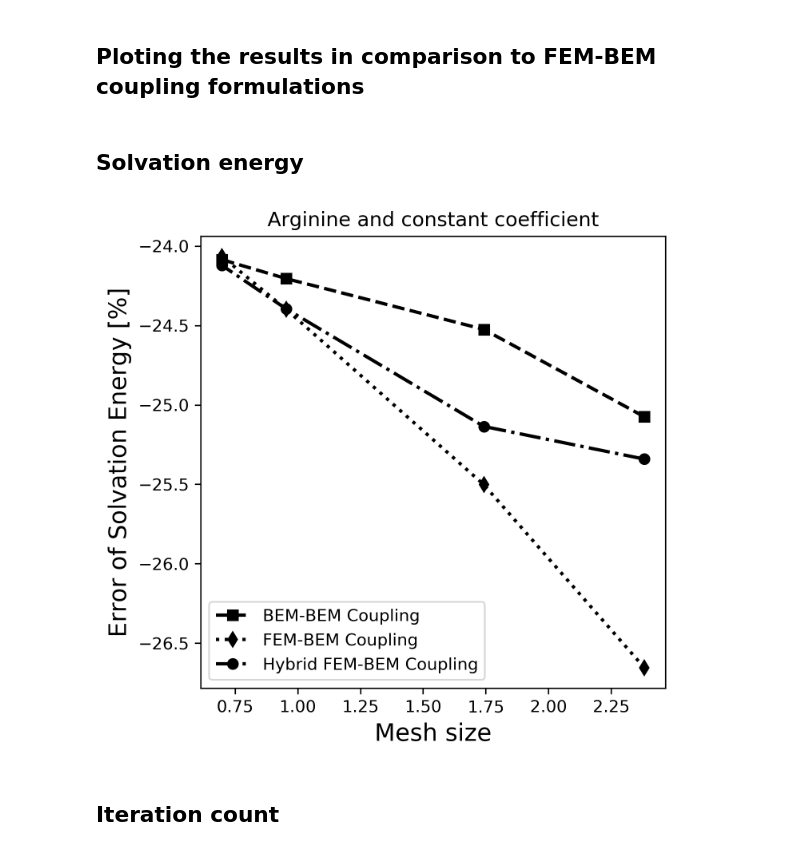
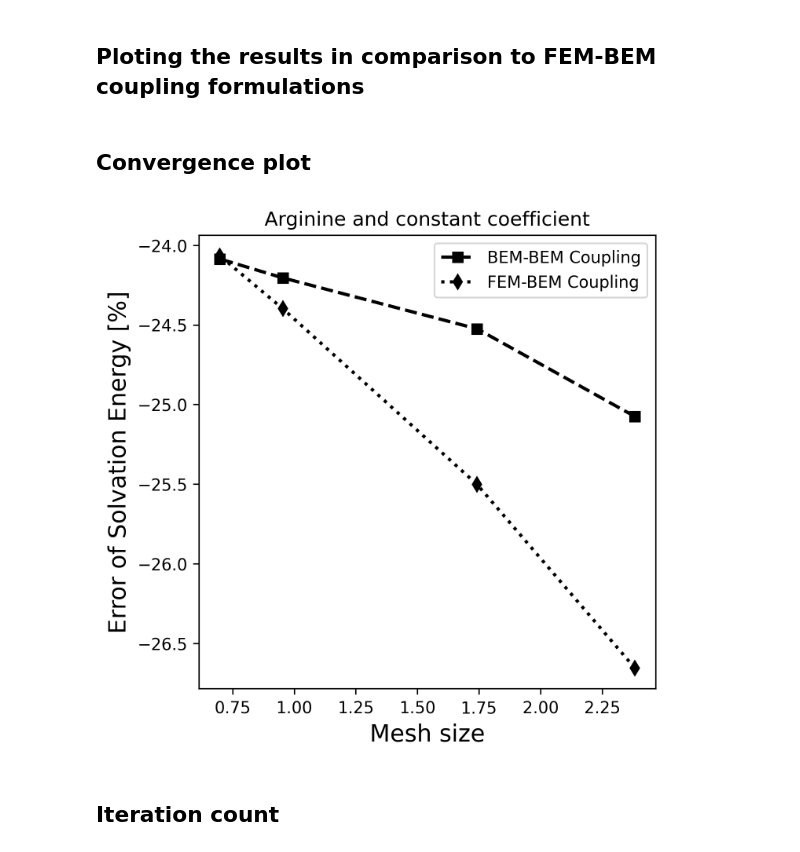
Before and after one commit to MichalBosy/FEM_BEM_coupling, a Jupyter notebook: Poisson-Boltzmann/BEM_BEM_Arginine_Const_Perm.ipynb, the cells around one changed output. Saved outputs shown, nothing was run; the diff lists cells and outputs as text; code cells hidden in the pictures.

```diff
--- a/Poisson-Boltzmann/BEM_BEM_Arginine_Const_Perm.ipynb
+++ b/Poisson-Boltzmann/BEM_BEM_Arginine_Const_Perm.ipynb
@@ -61,18 +3,18 @@ def RHS_S(x, n, domain_index, result):
 # %% [markdown]
 ## Solving problems for each of the mesh
 # %%
-for m in grid_size:
+from mpi4py import MPI
+from dolfinx.mesh import create_unit_cube
+from dolfinx.fem import FunctionSpace
+
+def poisson_boltzman_BEM_const(mesh):
     ######################### Mesh and spaces ##################################
-    import os.path
+    nor = ufl.FacetNormal(mesh)
 
-    mesh = dolfin.Mesh("./arginine/arg_d0"+format(m)+"_11.xml")
-
-    nor = dolfin.FacetNormal(mesh)
-
-    # Spaces for FEM and BEM
-    fenics_space = dolfin.FunctionSpace(mesh, "CG", 1)
+    # Spaces for FEM and BEM #
+    fenics_space = FunctionSpace(mesh, ("Lagrange", 1))
     trace_space, trace_matrix = \
-        fenics.fenics_to_bempp_trace_data(fenics_space)
+    fenicsx.fenics_to_bempp_trace_data(fenics_space)
     bempp_space = bempp.api.function_space(trace_space.grid, "P", 1)
 
     del fenics_space
@@ -81,7 +23,6 @@ for m in grid_size:
     # Mesh size information #
     print("BEM dofs: {0}".format(bempp_space.global_dof_count))
     hmax = trace_space.grid.maximum_element_diameter
-    mesh_size.append(hmax)
 
     # Starting set-up time
     start = time.time()
@@ -116,7 +57,7 @@ for m in grid_size:
 
     ######################### Matrix and RHS ##################################
 
-    # RHS for FEM
+    # RHS
     rhs_M = RHS_in.projections(trace_space)
     rhs_S = RHS_out.projections(bempp_space)
     rhs = np.concatenate([rhs_M, rhs_S])
@@ -158,25 +99,15 @@ for m in grid_size:
 
     end = time.time()
     set_time = (end - start)
-    time_set.append(set_time)
-
-    it_count = 0
-    def count_iterations(x):
-        global it_count
-        it_count += 1
 
     from scipy.sparse.linalg import gmres
     start = time.time()
     soln, info = gmres(blocked, rhs, M=P, callback=count_iterations, tol=tol, restrt=500)
     end = time.time()
-    curr_time = (end - start)
-    time_solve.append(curr_time)
+    solv_time = (end - start)
 
     soln_u = soln[:trace_space.global_dof_count]
     soln_lambda = soln[trace_space.global_dof_count:]
-
-    print("Number of iterations: {0}".format(it_count))
-    iter_num.append(it_count)
 
     dirichlet_fun = bempp.api.GridFunction(trace_space, coefficients=soln_u)
     neumann_fun = bempp.api.GridFunction(bempp_space, coefficients=es/em*soln_lambda)
@@ -196,4 +127,4 @@ for m in grid_size:
     E_Solv = 0.5*4.*np.pi*332.064*(q_uF)
     print('Energia de Solvatacion : {:7.3f} [kCal/mol]'.format(E_Solv))
 
-    solv_error.append(E_Solv)
+    return E_Solv, hmax, it_count, set_time, solv_time
@@ -213,28 +235,28 @@ Energia de Solvatacion : -24.086 [kCal/mol]
 # %% [markdown]
 ## Ploting the results in comparison to FEM-BEM coupling formulations
-# %% [markdown]
-## Solvation energy
+# %% [markdown]
+## Convergence plot
 # %%
 from operator import add
 import matplotlib.pyplot as plt
 
 with open('FEM_BEM_Arginine_Const_error.npy', 'rb') as f:
      FEM_BEM_solv_error = np.load(f)
 
-with open('Hybrid_FEM_BEM_Arginine_Const_error.npy', 'rb') as f:
-     Hybrid_FEM_BEM_solv_error = np.load(f)
+# with open('Hybrid_FEM_BEM_Arginine_Const_error.npy', 'rb') as f:
+#      Hybrid_FEM_BEM_solv_error = np.load(f)
 
 plt.figure( figsize=(5, 5), dpi=300)
 plt.plot(mesh_size, solv_error, 'ks--', linewidth=2, label='BEM-BEM Coupling')
 plt.plot(mesh_size, FEM_BEM_solv_error, 'kd:', linewidth=2, label='FEM-BEM Coupling')
-plt.plot(mesh_size, Hybrid_FEM_BEM_solv_error, 'ko-.', linewidth=2, label='Hybrid FEM-BEM Coupling')
+# plt.plot(mesh_size, Hybrid_FEM_BEM_solv_error, 'ko-.', linewidth=2, label='Hybrid FEM-BEM Coupling')
 plt.legend(loc='best')
 plt.title('Arginine and constant coefficient')
 plt.xlabel('Mesh size', fontsize='x-large')
 plt.ylabel('Error of Solvation Energy [%]', fontsize='x-large')
 plt.show()
 # %% [output]
-[figure, old version]
+[figure, new version]
 # %% [markdown]
 ## Iteration count
 # %%
```
Also changed, not shown: parts of 10 cells of this notebook, 22 other files.
